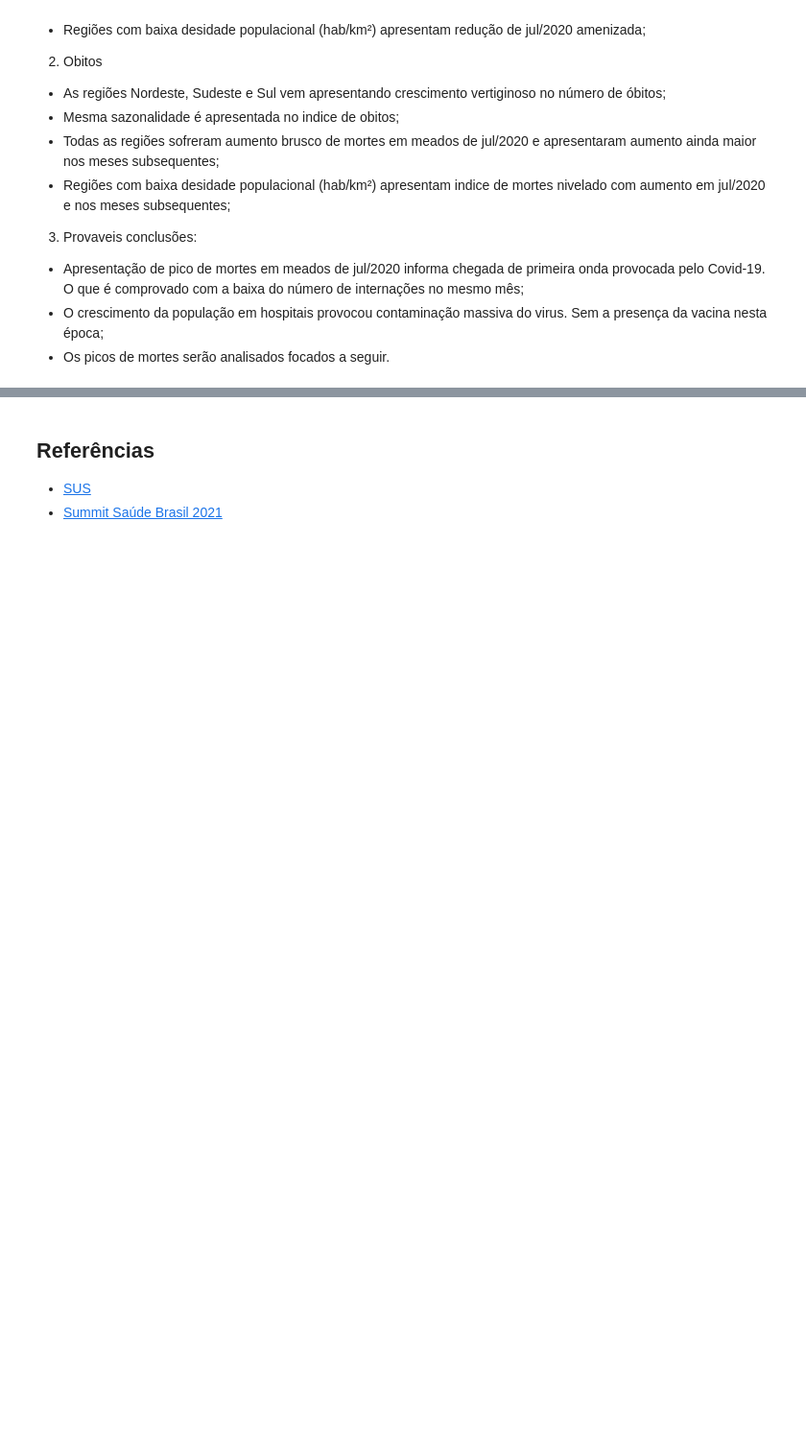
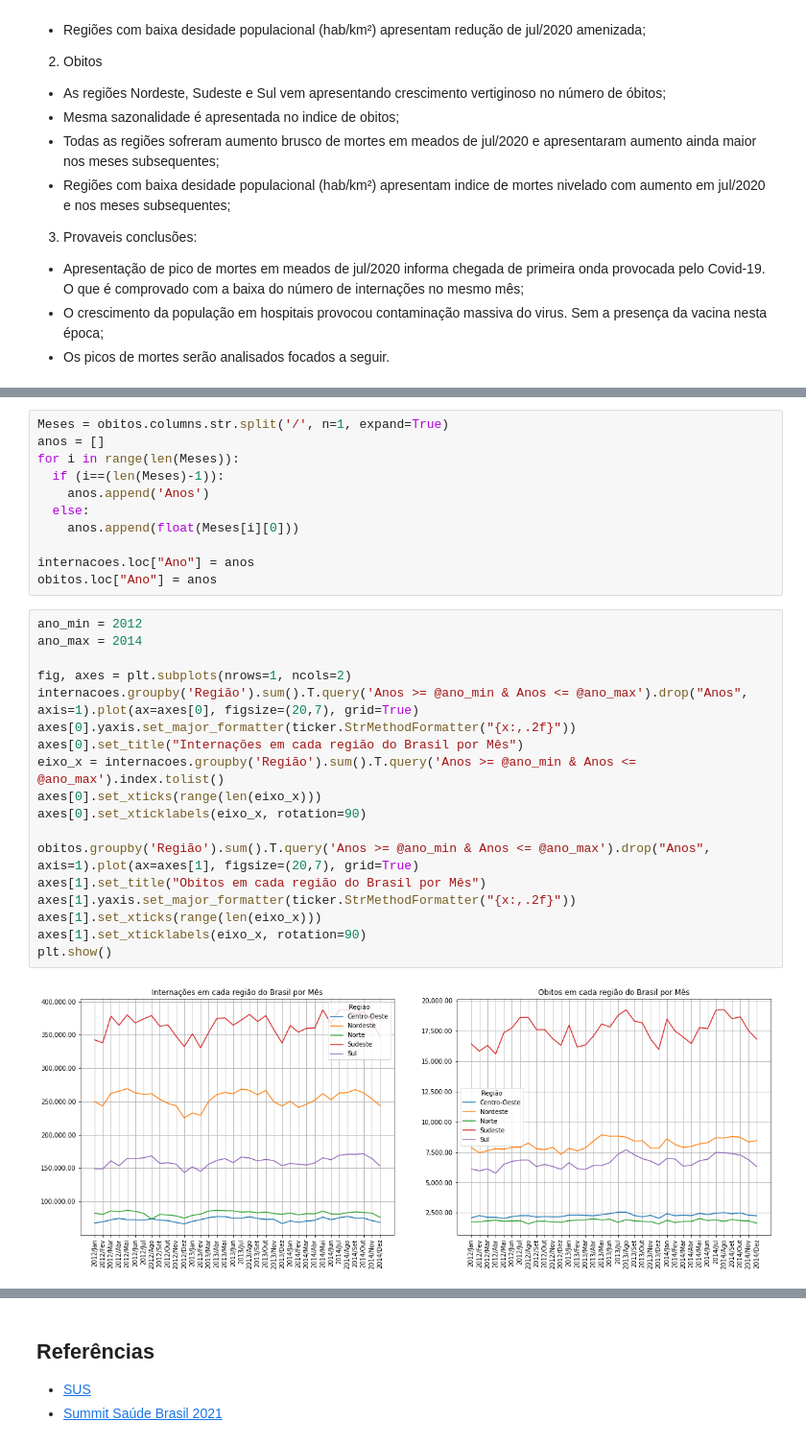
Before and after one commit to VitorFRodrigues/Data-Science-Bootcamp, a Jupyter notebook: Proj01/Bootcamp_Proj_01.ipynb, the cells around one changed output, grey strips where cells are left out. Shown at 96% size. Cells and saved outputs as stored; diff of their text form; blank space fills up the shorter version.

```diff
--- a/Proj01/Bootcamp_Proj_01.ipynb
+++ b/Proj01/Bootcamp_Proj_01.ipynb
@@ -184,0 +193,31 @@ Análise dos gráficos:
+# %%
+Meses = obitos.columns.str.split('/', n=1, expand=True)
+anos = []
+for i in range(len(Meses)):
+  if (i==(len(Meses)-1)):
+    anos.append('Anos')
+  else:
+    anos.append(float(Meses[i][0]))
+
+internacoes.loc["Ano"] = anos
+obitos.loc["Ano"] = anos
+# %%
+ano_min = 2012
+ano_max = 2014
+
+fig, axes = plt.subplots(nrows=1, ncols=2)
+internacoes.groupby('Região').sum().T.query('Anos >= @ano_min & Anos <= @ano_max').drop("Anos", axis=1).plot(ax=axes[0], figsize=(20,7), grid=True)
+axes[0].yaxis.set_major_formatter(ticker.StrMethodFormatter("{x:,.2f}"))
+axes[0].set_title("Internações em cada região do Brasil por Mês")
+eixo_x = internacoes.groupby('Região').sum().T.query('Anos >= @ano_min & Anos <= @ano_max').index.tolist()
+axes[0].set_xticks(range(len(eixo_x)))
+axes[0].set_xticklabels(eixo_x, rotation=90)
+
+obitos.groupby('Região').sum().T.query('Anos >= @ano_min & Anos <= @ano_max').drop("Anos", axis=1).plot(ax=axes[1], figsize=(20,7), grid=True)
+axes[1].set_title("Obitos em cada região do Brasil por Mês")
+axes[1].yaxis.set_major_formatter(ticker.StrMethodFormatter("{x:,.2f}"))
+axes[1].set_xticks(range(len(eixo_x)))
+axes[1].set_xticklabels(eixo_x, rotation=90)
+plt.show()
+# %% [output]
+[figure, added]
```
Also changed, not shown: parts of 19 cells of this notebook.
